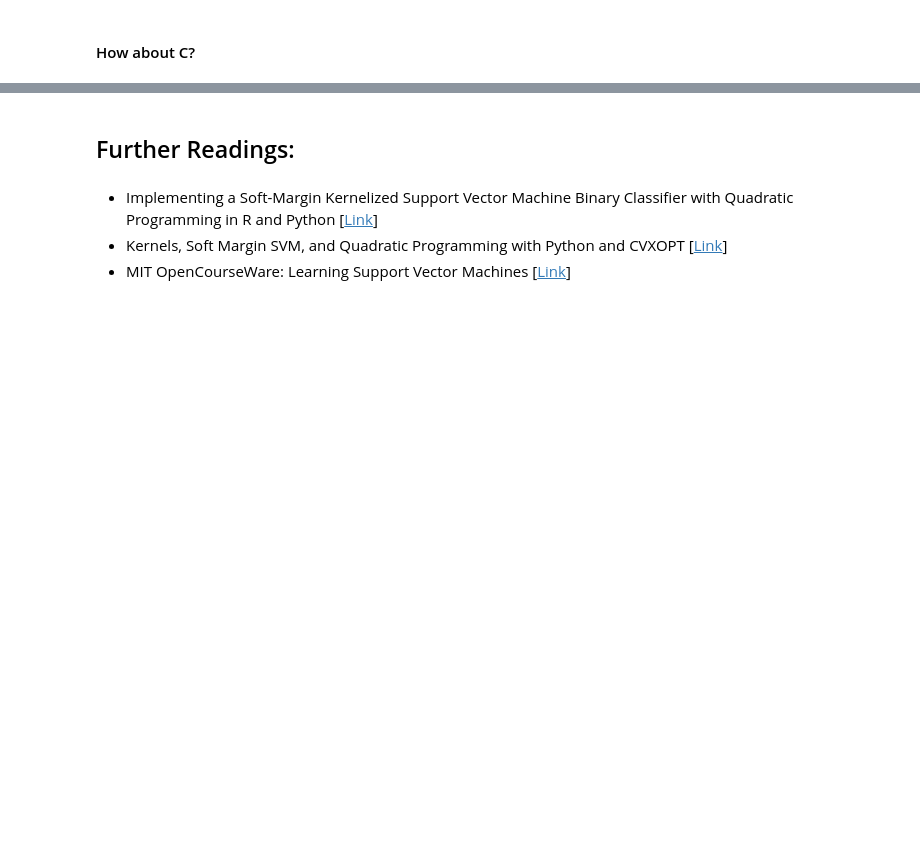
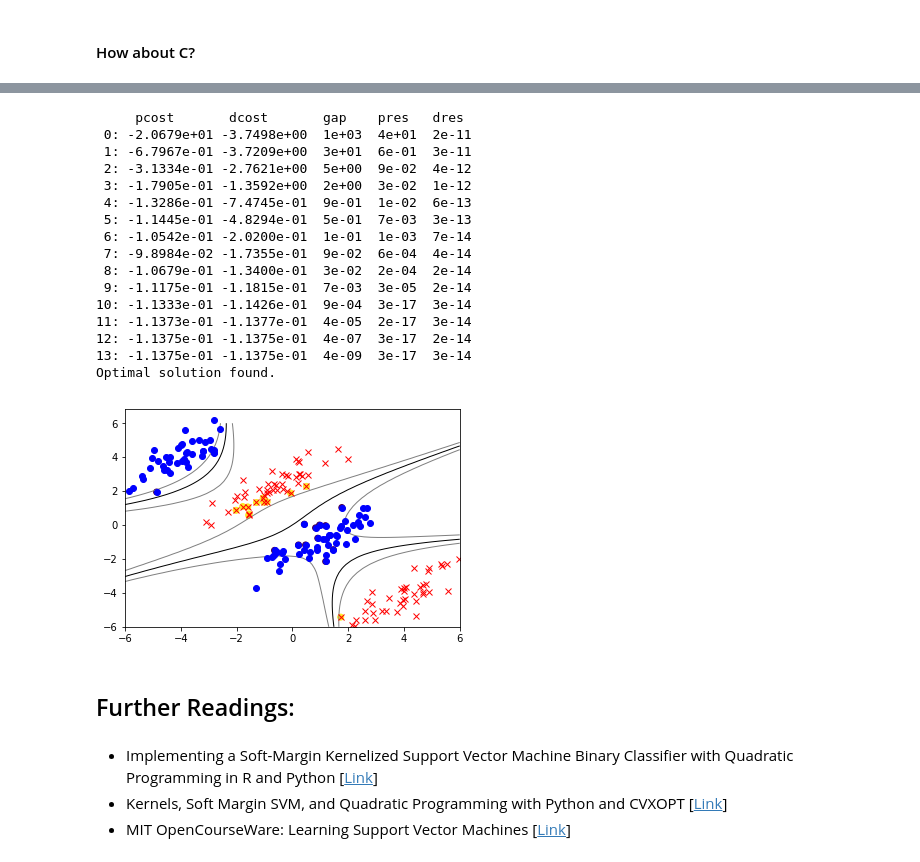
Before and after one commit to mustafa-qamaruddin/ml-course, a Jupyter notebook: Module 005.ipynb, the cells around one changed output, grey strips where cells are left out. Saved outputs shown, nothing was run; the diff lists cells and outputs as text; code cells hidden in the pictures; blank space fills up the shorter version.

```diff
--- a/Module 005.ipynb
+++ b/Module 005.ipynb
@@ -569,3 +609,25 @@ Optimal solution found.
+# %%
+
+w, b, xs, ys, alphas = train(X_train, y_train, polynomial_kernel, 0.01)
+plot_contour(X_1[:90], X_2[:90], alphas, ys, xs, b)
+# %% [output]
+     pcost       dcost       gap    pres   dres
+ 0: -2.0679e+01 -3.7498e+00  1e+03  4e+01  2e-11
+ 1: -6.7967e-01 -3.7209e+00  3e+01  6e-01  3e-11
+ 2: -3.1334e-01 -2.7621e+00  5e+00  9e-02  4e-12
+ 3: -1.7905e-01 -1.3592e+00  2e+00  3e-02  1e-12
+ 4: -1.3286e-01 -7.4745e-01  9e-01  1e-02  6e-13
+ 5: -1.1445e-01 -4.8294e-01  5e-01  7e-03  3e-13
+ 6: -1.0542e-01 -2.0200e-01  1e-01  1e-03  7e-14
+ 7: -9.8984e-02 -1.7355e-01  9e-02  6e-04  4e-14
+ 8: -1.0679e-01 -1.3400e-01  3e-02  2e-04  2e-14
+ 9: -1.1175e-01 -1.1815e-01  7e-03  3e-05  2e-14
+10: -1.1333e-01 -1.1426e-01  9e-04  3e-17  3e-14
+11: -1.1373e-01 -1.1377e-01  4e-05  2e-17  3e-14
+12: -1.1375e-01 -1.1375e-01  4e-07  3e-17  2e-14
+13: -1.1375e-01 -1.1375e-01  4e-09  3e-17  3e-14
+Optimal solution found.
+[figure, added]
 # %% [markdown]
 <h2>Further Readings:</h2>
 # %% [markdown]
```
Also changed, not shown: parts of 26 cells of this notebook.
